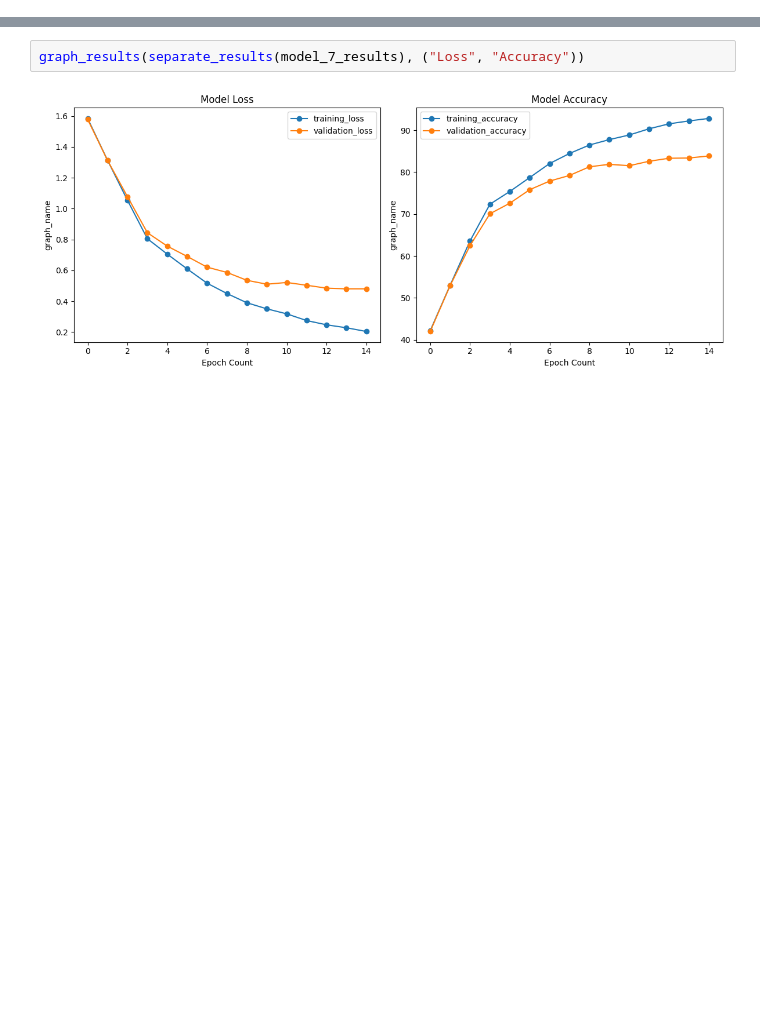
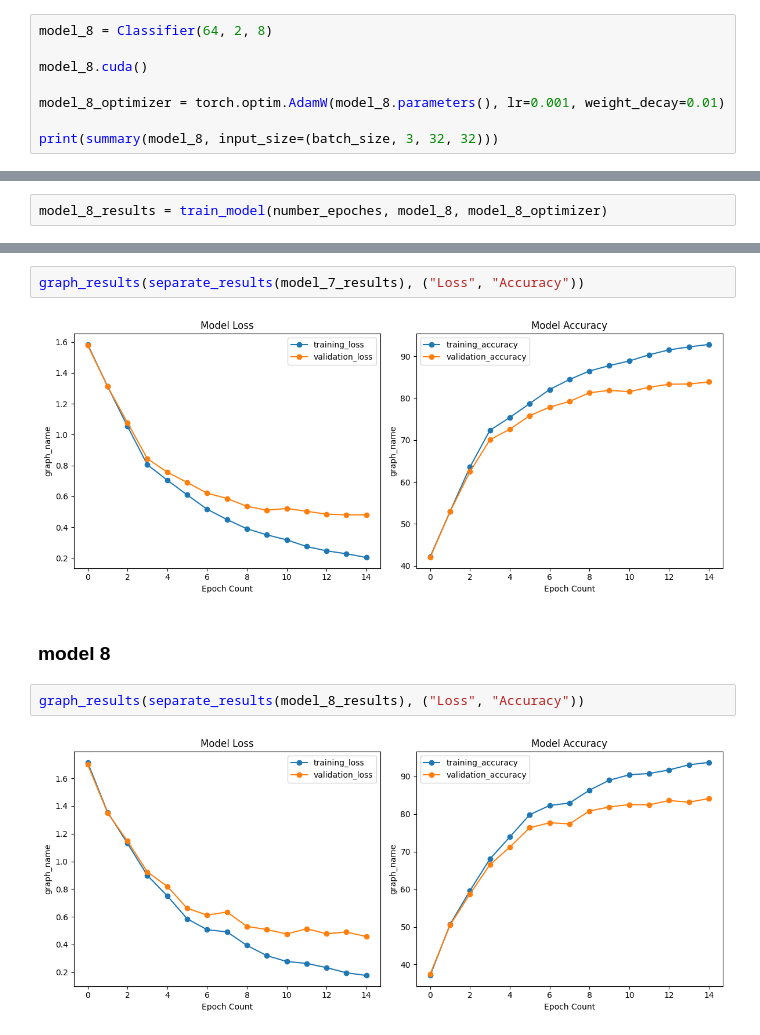
Before and after one commit to jozhw/ai-science-training-series, a Jupyter notebook: homework_responses/2024-02-26_John_Wu_03.ipynb, the cells around one changed output, grey strips where cells are left out. Saved outputs shown, nothing was run; the diff lists cells and outputs as text; blank space fills up the shorter version.

```diff
--- a/homework_responses/2024-02-26_John_Wu_03.ipynb
+++ b/homework_responses/2024-02-26_John_Wu_03.ipynb
@@ -637,0 +643,8 @@ Estimated Total Size (MB): 3062.29
+# %%
+model_8 = Classifier(64, 2, 8)
+
+model_8.cuda()
+
+model_8_optimizer = torch.optim.AdamW(model_8.parameters(), lr=0.001, weight_decay=0.01)
+
+print(summary(model_8, input_size=(batch_size, 3, 32, 32)))
@@ -767,0 +888,2 @@ Epoch 5: validation loss: 0.690, accuracy: 75.811
+# %%
+model_8_results = train_model(number_epoches, model_8, model_8_optimizer)
@@ -808,3 +994,9 @@ graph_results(separate_results(model_6_results), ("Loss", "Accuracy"))
 graph_results(separate_results(model_7_results), ("Loss", "Accuracy"))
 # %% [output]
 [figure]
+# %% [markdown]
+### model 8
+# %%
+graph_results(separate_results(model_8_results), ("Loss", "Accuracy"))
+# %% [output]
+[figure, added]
```
Also changed, not shown: parts of 29 cells of this notebook.
